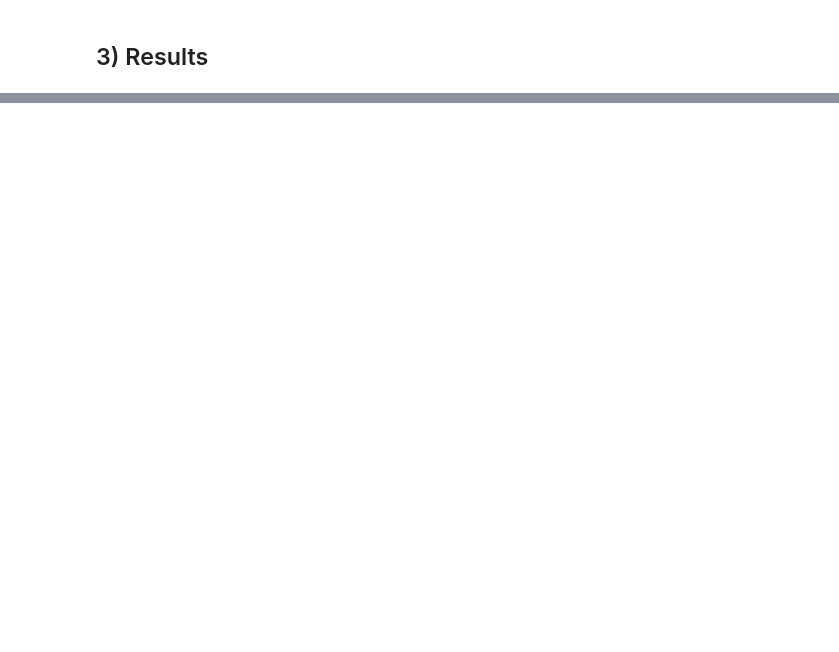
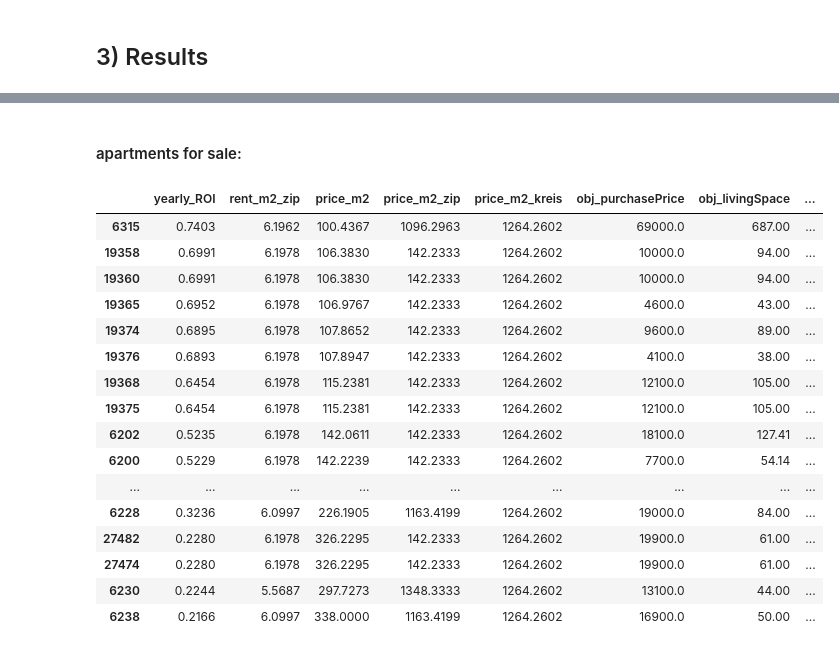
Before and after one commit to maxtue/ApartmentListings, a Jupyter notebook: data_analysis/combined.ipynb, the cells around one changed output, grey strips where cells are left out. Saved outputs shown, nothing was run; the diff lists cells and outputs as text; code cells hidden in the pictures; blank space fills up the shorter version.

```diff
--- a/data_analysis/combined.ipynb
+++ b/data_analysis/combined.ipynb
@@ -171 +216,28 @@ rent_select_df[rent_filt]
 [interactive output not drawn]
+# %% [markdown]
+#### apartments for sale:
+# %%
+sale_filt_col = "obj_regio2"  # "obj_zipCode"
+sale_filt_arg = "Duisburg"
+sale_filt_ord = "yearly_ROI"
+
+sale_filt = sale_select_df[sale_filt_col] == sale_filt_arg
+sale_select_df[sale_filt].sort_values("yearly_ROI", ascending=False).head(20)
+# %% [output]
+|  | yearly_ROI | rent_m2_zip | price_m2 | price_m2_zip | price_m2_kreis | obj_purchasePrice | obj_livingSpace | ... |
+| 6315 | 0.7403 | 6.1962 | 100.4367 | 1096.2963 | 1264.2602 | 69000.0 | 687.00 | ... |
+| 19358 | 0.6991 | 6.1978 | 106.3830 | 142.2333 | 1264.2602 | 10000.0 | 94.00 | ... |
+| 19360 | 0.6991 | 6.1978 | 106.3830 | 142.2333 | 1264.2602 | 10000.0 | 94.00 | ... |
+| 19365 | 0.6952 | 6.1978 | 106.9767 | 142.2333 | 1264.2602 | 4600.0 | 43.00 | ... |
+| 19374 | 0.6895 | 6.1978 | 107.8652 | 142.2333 | 1264.2602 | 9600.0 | 89.00 | ... |
+| 19376 | 0.6893 | 6.1978 | 107.8947 | 142.2333 | 1264.2602 | 4100.0 | 38.00 | ... |
+| 19368 | 0.6454 | 6.1978 | 115.2381 | 142.2333 | 1264.2602 | 12100.0 | 105.00 | ... |
+| 19375 | 0.6454 | 6.1978 | 115.2381 | 142.2333 | 1264.2602 | 12100.0 | 105.00 | ... |
+| 6202 | 0.5235 | 6.1978 | 142.0611 | 142.2333 | 1264.2602 | 18100.0 | 127.41 | ... |
+| 6200 | 0.5229 | 6.1978 | 142.2239 | 142.2333 | 1264.2602 | 7700.0 | 54.14 | ... |
+| ... | ... | ... | ... | ... | ... | ... | ... | ... |
+| 6228 | 0.3236 | 6.0997 | 226.1905 | 1163.4199 | 1264.2602 | 19000.0 | 84.00 | ... |
+| 27482 | 0.2280 | 6.1978 | 326.2295 | 142.2333 | 1264.2602 | 19900.0 | 61.00 | ... |
+| 27474 | 0.2280 | 6.1978 | 326.2295 | 142.2333 | 1264.2602 | 19900.0 | 61.00 | ... |
+| 6230 | 0.2244 | 5.5687 | 297.7273 | 1348.3333 | 1264.2602 | 13100.0 | 44.00 | ... |
+| 6238 | 0.2166 | 6.0997 | 338.0000 | 1163.4199 | 1264.2602 | 16900.0 | 50.00 | ... |
```
Also changed, not shown: parts of 34 cells of this notebook, 2 other files.
